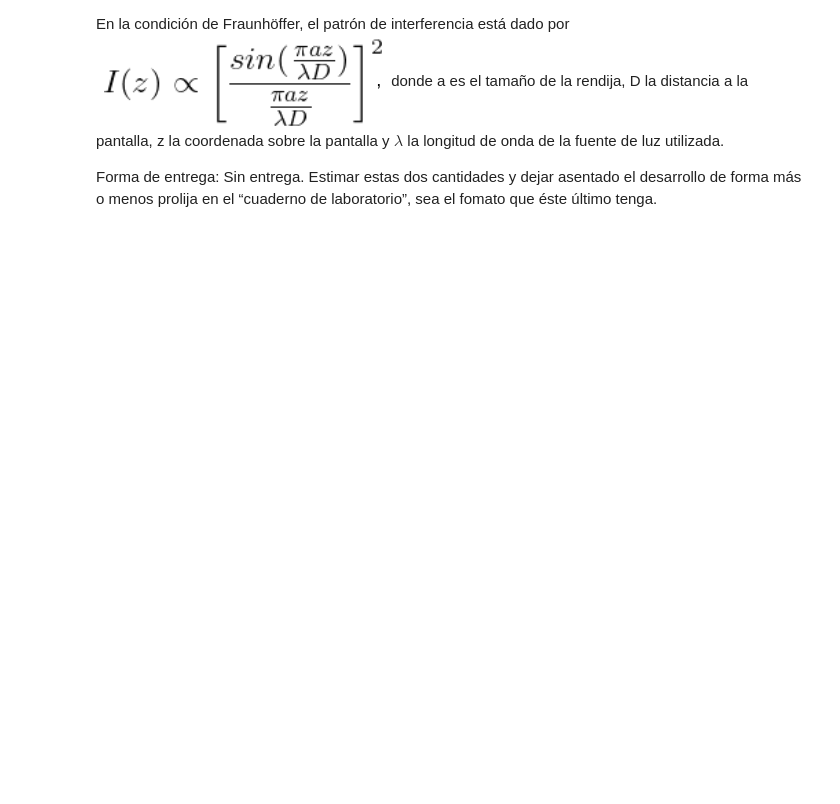
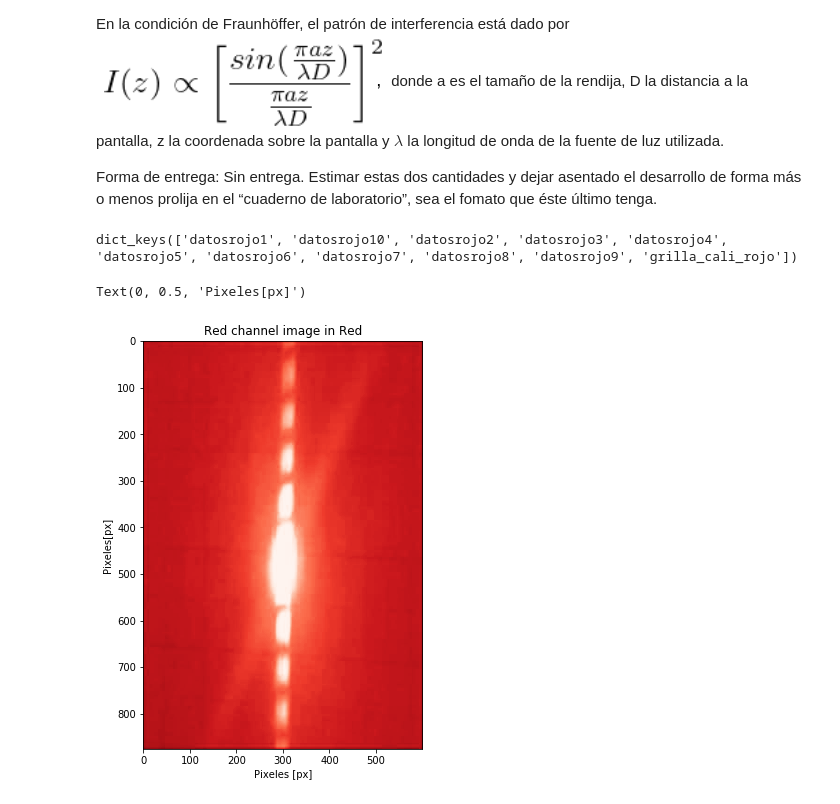
Before and after one commit to LunaKadysz/Laboratorio-4, a Jupyter notebook: Practica2/Practica2.ipynb, the cells around one changed output. Drawn from its saved outputs; the diff is of its cells as text; code cells hidden in the pictures; blank space fills up the shorter version.

```diff
--- a/Practica2/Practica2.ipynb
+++ b/Practica2/Practica2.ipynb
@@ -70,0 +80,32 @@ Forma de entrega: Sin entrega. Estimar estas dos cantidades y dejar asentado el
+# %%
+import os
+
+frames = []
+colors = ['Red','Green','Blue']
+images_dict = {os.path.splitext(k)[0]: {} for k in os.listdir('Datos/datos_laton_laser_rojo') if os.path.splitext(k)[1] == '.jpg'}
+
+#guardo todos los rgb por imagen de la carpeta
+for i,file in enumerate(os.listdir('Datos/datos_laton_laser_rojo')):
+    ext = os.path.splitext(file)[1] #agarro la extension del archivo
+    if ext == '.jpg':
+        img = imageio.imread(f'Datos/datos_laton_laser_rojo/{file}')
+        images_dict[os.path.splitext(file)[0]] = {k: np.array(img[:,:,i])  for i,k in enumerate(colors)}
+# %%
+images_dict.keys()
+# %% [output]
+dict_keys(['datosrojo1', 'datosrojo10', 'datosrojo2', 'datosrojo3', 'datosrojo4', 'datosrojo5', 'datosrojo6', 'datosrojo7', 'datosrojo8', 'datosrojo9', 'grilla_cali_rojo'])
+# %%
+#probamos con rojo
+
+%matplotlib inline
+
+color = 'Red'
+A = images_dict['datosrojo1'][color]
+plt.figure(figsize = (9, 7.5))
+plt.imshow(A, cmap=plt.cm.Reds_r)
+plt.title(f'{color} channel image in {color}')
+plt.xlabel('Pixeles [px]')
+plt.ylabel('Pixeles[px]')
+# %% [output]
+Text(0, 0.5, 'Pixeles[px]')
+[figure, added]
```
Also changed, not shown: parts of 8 cells of this notebook, 7 other files.
